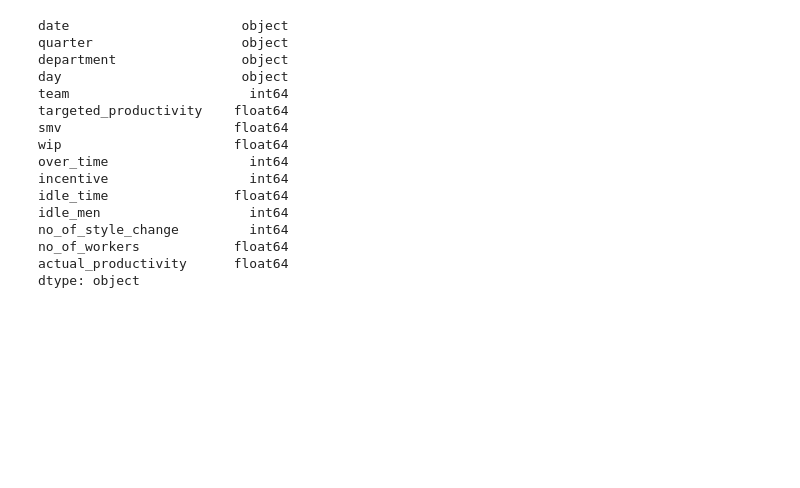
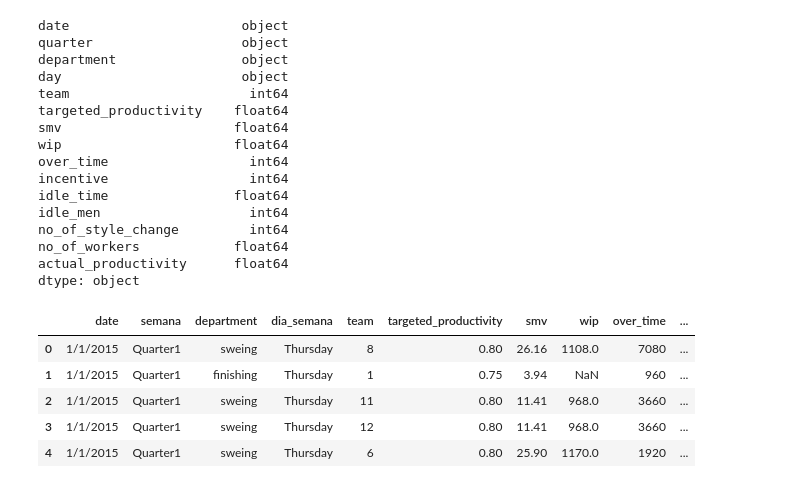
Before and after one commit to darwinpadilla/Grupo_Productivity_Prediction, a Jupyter notebook: Grupo_Productivity_Prediction.ipynb, the cells around one changed output. Drawn from its saved outputs; the diff is of its cells as text; code cells hidden in the pictures; blank space fills up the shorter version.

Commit message:
1.4.-Tratamiento básico de columnas

```diff
--- a/Grupo_Productivity_Prediction.ipynb
+++ b/Grupo_Productivity_Prediction.ipynb
@@ -1321,3 +1323,16 @@ no_of_style_change         int64
 no_of_workers            float64
 actual_productivity      float64
 dtype: object
+# %%
+# RD GIT. 1.4 Tratamiento básico de columnas
+#renombramos el nombre de la columna
+dataset.rename(columns={'day': 'dia_semana'},  inplace=True)
+dataset.rename(columns={'quarter': 'semana'},  inplace=True)
+dataset.head()
+# %% [output]
+|  | date | semana | department | dia_semana | team | targeted_productivity | smv | wip | over_time | ... |
+| 0 | 1/1/2015 | Quarter1 | sweing | Thursday | 8 | 0.80 | 26.16 | 1108.0 | 7080 | ... |
+| 1 | 1/1/2015 | Quarter1 | finishing | Thursday | 1 | 0.75 | 3.94 | NaN | 960 | ... |
+| 2 | 1/1/2015 | Quarter1 | sweing | Thursday | 11 | 0.80 | 11.41 | 968.0 | 3660 | ... |
+| 3 | 1/1/2015 | Quarter1 | sweing | Thursday | 12 | 0.80 | 11.41 | 968.0 | 3660 | ... |
+| 4 | 1/1/2015 | Quarter1 | sweing | Thursday | 6 | 0.80 | 25.90 | 1170.0 | 1920 | ... |
```
Also changed, not shown: parts of 8 cells of this notebook.
